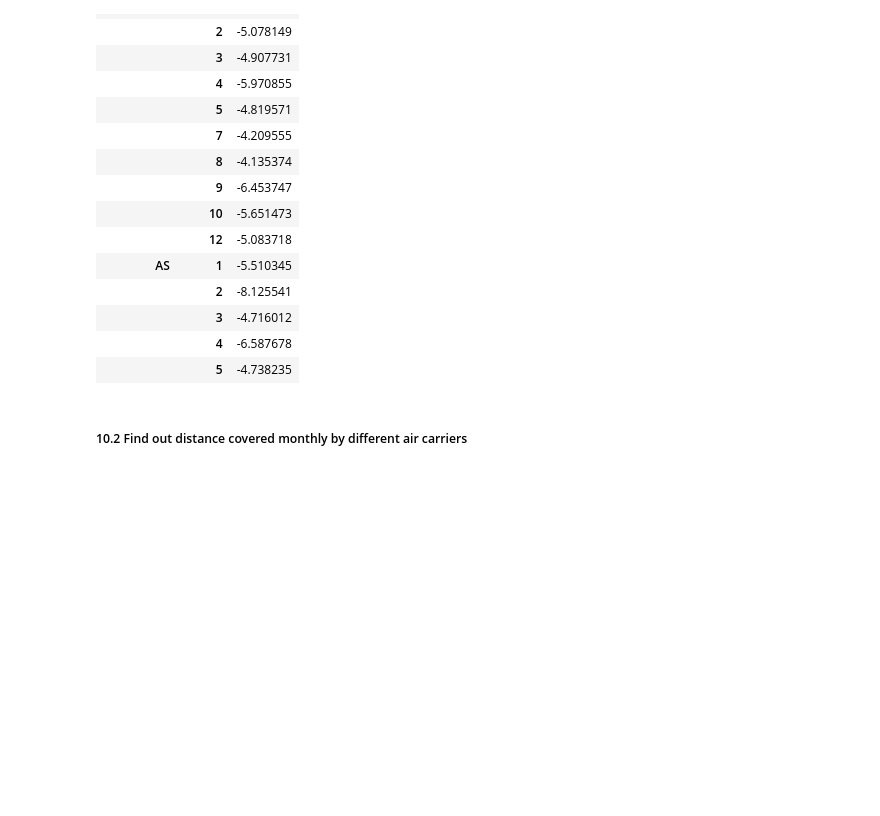
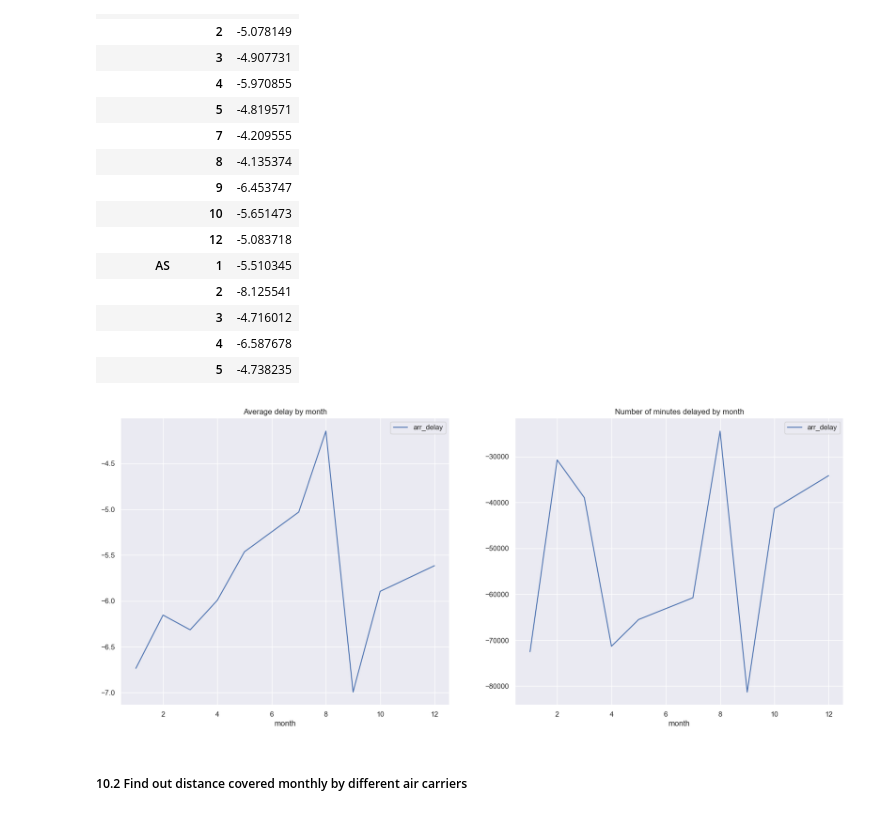
Before and after one commit to jdormaar/Flight-Delays, a Jupyter notebook: Workbook/exploratory_analysis.ipynb, the cells around one changed output. Saved outputs shown, nothing was run; the diff lists cells and outputs as text; code cells hidden in the pictures; blank space fills up the shorter version.

Commit message:
Added some visuals to Task 10

```diff
--- a/Workbook/exploratory_analysis.ipynb
+++ b/Workbook/exploratory_analysis.ipynb
@@ -1041,6 +1041,15 @@ Monthly_Avg_Delay.head(15)
 |  | 3 | -4.716012 |
 |  | 4 | -6.587678 |
 |  | 5 | -4.738235 |
+# %%
+f,ax=plt.subplots(1,2,figsize=(20,8))
+df_clean[['month','arr_delay']].groupby(['month']).mean().plot(ax=ax[0])
+ax[0].set_title('Average delay by month')
+df_clean[['month','arr_delay']].groupby(['month']).sum().plot(ax=ax[1])
+ax[1].set_title('Number of minutes delayed by month')
+plt.show()
+# %% [output]
+[figure, added]
 # %% [markdown]
 ##### 10.2 Find out distance covered monthly by different air carriers
 # %%
```
Also changed, not shown: parts of 1 cell of this notebook.
